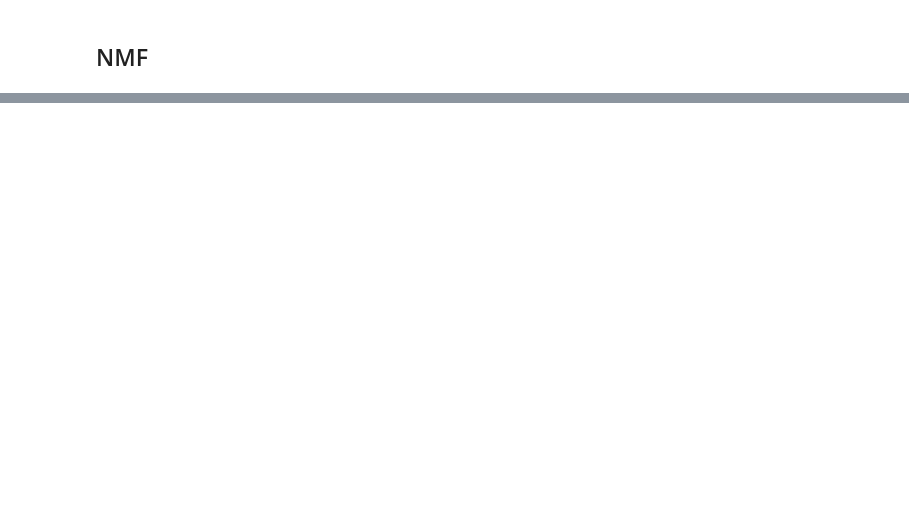
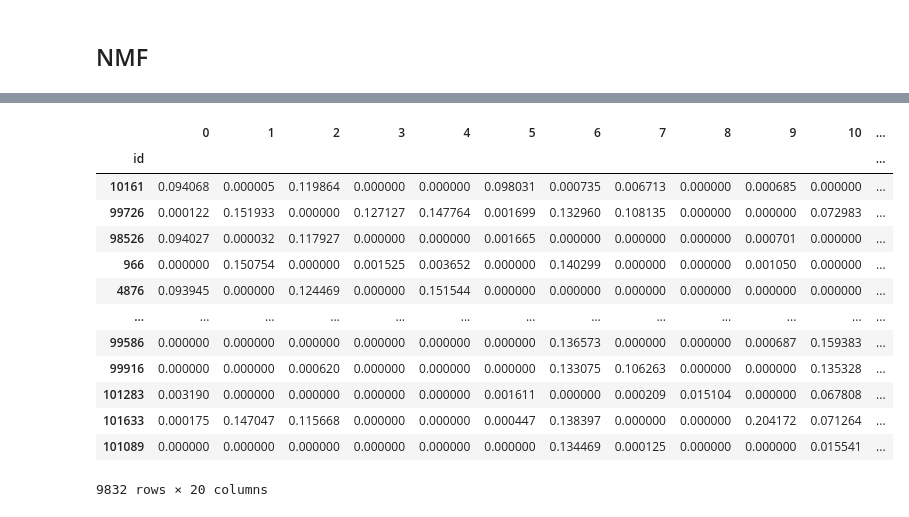
Before and after one commit to sn-ekstrand/content-based-anime-recommender, a Jupyter notebook: PCA_notebook.ipynb, the cells around one changed output, grey strips where cells are left out. Drawn from its saved outputs; the diff is of its cells as text; code cells hidden in the pictures; blank space fills up the shorter version.

```diff
--- a/PCA_notebook.ipynb
+++ b/PCA_notebook.ipynb
@@ -607,0 +669,18 @@ X_scaled = scaler.fit_transform(X)
+# %%
+df_topics_to_item = pd.DataFrame(W, index=df_w_rank.index)
+df_topics_to_item
+# %% [output]
+|  | 0 | 1 | 2 | 3 | 4 | 5 | 6 | 7 | 8 | 9 | 10 | ... |
+| id |  |  |  |  |  |  |  |  |  |  |  | ... |
+| 10161 | 0.094068 | 0.000005 | 0.119864 | 0.000000 | 0.000000 | 0.098031 | 0.000735 | 0.006713 | 0.000000 | 0.000685 | 0.000000 | ... |
+| 99726 | 0.000122 | 0.151933 | 0.000000 | 0.127127 | 0.147764 | 0.001699 | 0.132960 | 0.108135 | 0.000000 | 0.000000 | 0.072983 | ... |
+| 98526 | 0.094027 | 0.000032 | 0.117927 | 0.000000 | 0.000000 | 0.001665 | 0.000000 | 0.000000 | 0.000000 | 0.000701 | 0.000000 | ... |
+| 966 | 0.000000 | 0.150754 | 0.000000 | 0.001525 | 0.003652 | 0.000000 | 0.140299 | 0.000000 | 0.000000 | 0.001050 | 0.000000 | ... |
+| 4876 | 0.093945 | 0.000000 | 0.124469 | 0.000000 | 0.151544 | 0.000000 | 0.000000 | 0.000000 | 0.000000 | 0.000000 | 0.000000 | ... |
+| ... | ... | ... | ... | ... | ... | ... | ... | ... | ... | ... | ... | ... |
+| 99586 | 0.000000 | 0.000000 | 0.000000 | 0.000000 | 0.000000 | 0.000000 | 0.136573 | 0.000000 | 0.000000 | 0.000687 | 0.159383 | ... |
+| 99916 | 0.000000 | 0.000000 | 0.000620 | 0.000000 | 0.000000 | 0.000000 | 0.133075 | 0.106263 | 0.000000 | 0.000000 | 0.135328 | ... |
+| 101283 | 0.003190 | 0.000000 | 0.000000 | 0.000000 | 0.000000 | 0.001611 | 0.000000 | 0.000209 | 0.015104 | 0.000000 | 0.067808 | ... |
+| 101633 | 0.000175 | 0.147047 | 0.115668 | 0.000000 | 0.000000 | 0.000447 | 0.138397 | 0.000000 | 0.000000 | 0.204172 | 0.071264 | ... |
+| 101089 | 0.000000 | 0.000000 | 0.000000 | 0.000000 | 0.000000 | 0.000000 | 0.134469 | 0.000125 | 0.000000 | 0.000000 | 0.015541 | ... |
+9832 rows × 20 columns
```
Also changed, not shown: parts of 26 cells of this notebook.
